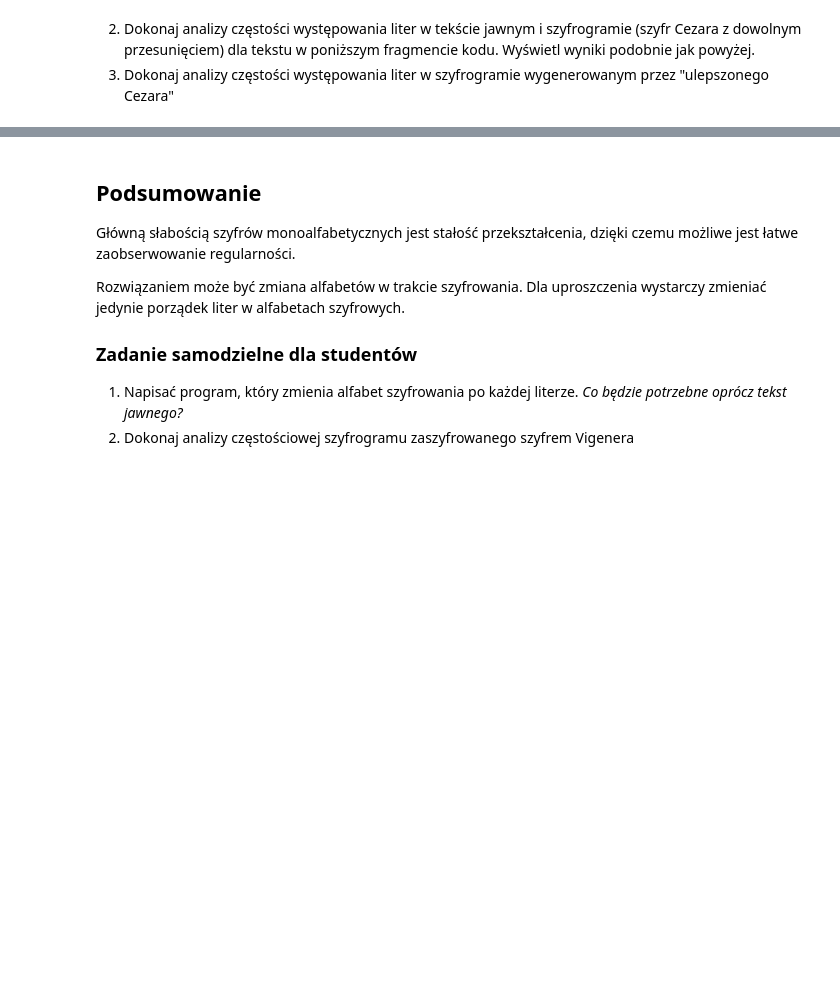
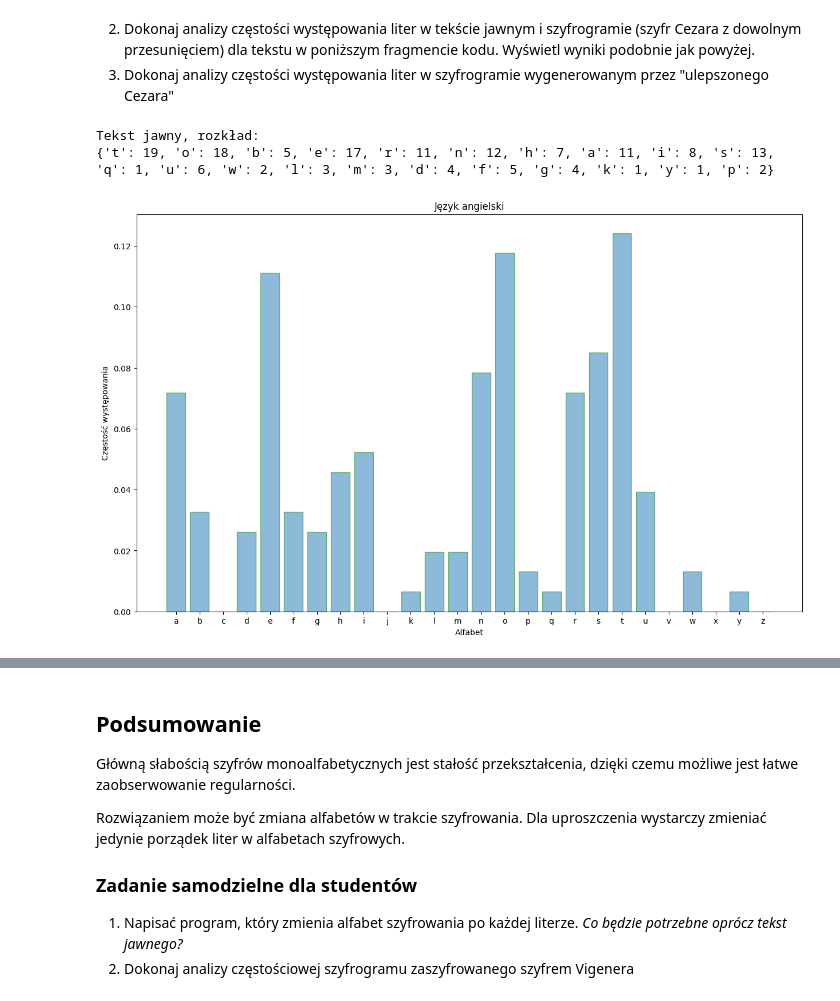
Before and after one commit to rkawa01/cryptography-course, a Jupyter notebook: Lab1/Laboratorium_01_4students.ipynb, the cells around one changed output, grey strips where cells are left out. Drawn from its saved outputs; the diff is of its cells as text; code cells hidden in the pictures; blank space fills up the shorter version.

```diff
--- a/Lab1/Laboratorium_01_4students.ipynb
+++ b/Lab1/Laboratorium_01_4students.ipynb
@@ -51,0 +52,20 @@ plaintext = "Zorro fly zealotry zipper"
+# %%
+# lepszy Cezar
+import numpy as np
+# set seed
+np.random.seed(0)
+
+plaintext = "Zorro fly zealotry zipper"
+
+key2 = np.random.permutation(26).tolist()
+key_dict = zip(alphabet, key2)
+key_dict = dict(key_dict)
+
+ciphertext = ""
+
+print("Tekst jawny: ", plaintext)
+
+for text in plaintext.lower().split():
+    for char in text:
+        ciphertext = ciphertext + alphabet[(alphabet.index(char) + key_dict[char]) % alphabet_size]
+print("Szyfrogram: ",  ciphertext, "(spacje usunięte)")
@@ -83,0 +104,35 @@ plaintext = "tobeornottobethatisthequestionwhethertisnoblerinthemindtosufferthes
+# %%
+plaintext = "tobeornottobethatisthequestionwhethertisnoblerinthemindtosuffertheslingsandarrowsofoutrageousfortuneortotakearmsagainstaseaoftroublesandbyopposingendthem"
+
+print("Tekst jawny, rozkład: ")
+
+length = len(plaintext)
+char_count = {}
+for char in plaintext:
+    if char in char_count:
+        char_count[char] += 1
+    else:
+        char_count[char] = 1
+print(char_count)
+# calculate frequency
+frequency = []
+for char in alphabet:
+    if char in char_count:
+        frequency.append(char_count[char]/length)
+    else:
+        frequency.append(0)
+labels = np.arange(26)
+plt.figure(figsize=(15,9))
+plt.bar(labels, frequency, alpha=0.5, edgecolor="green")
+plt.xlabel('Alfabet')
+plt.xticks(np.arange(26), alphabet)
+plt.title("Język angielski");
+plt.ylabel('Częstość występowania')
+plt.show()
+
+
+# policz częstość i wyświetl rozkłady
+# %% [output]
+Tekst jawny, rozkład:
+{'t': 19, 'o': 18, 'b': 5, 'e': 17, 'r': 11, 'n': 12, 'h': 7, 'a': 11, 'i': 8, 's': 13, 'q': 1, 'u': 6, 'w': 2, 'l': 3, 'm': 3, 'd': 4, 'f': 5, 'g': 4, 'k': 1, 'y': 1, 'p': 2}
+[figure, added]
```
Also changed, not shown: parts of 9 cells of this notebook, 5 other files.
